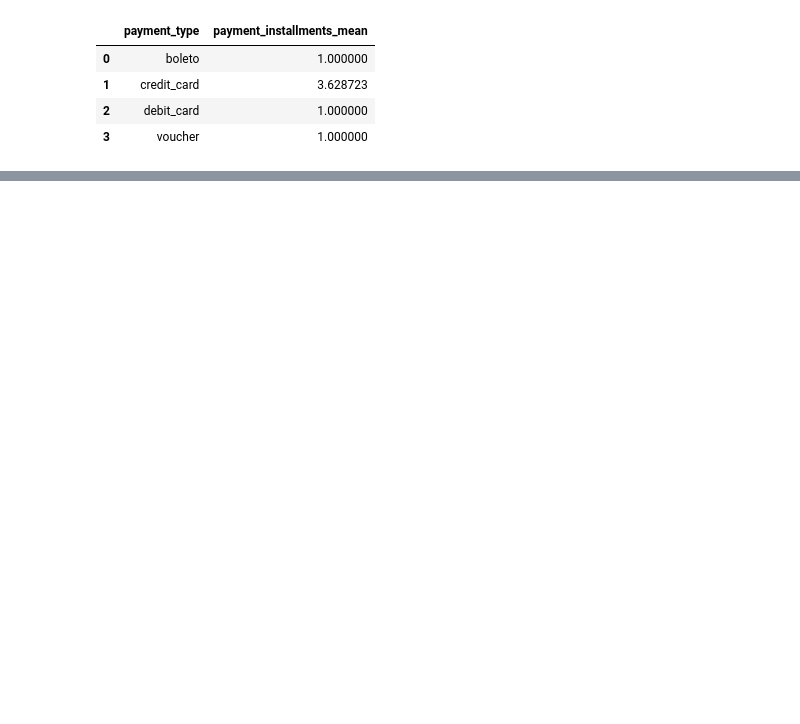
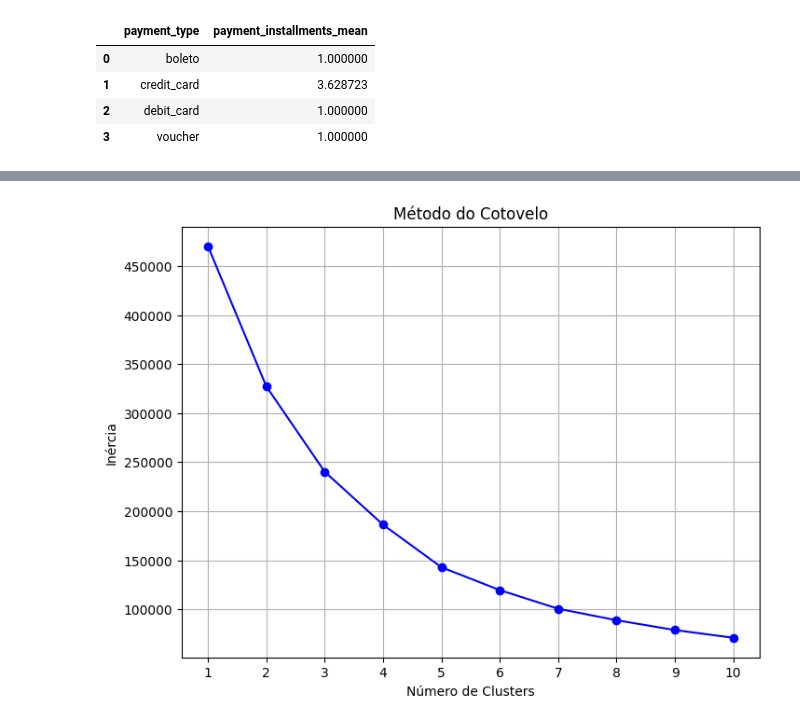
Before and after one commit to jesyavl/ADA5, a Jupyter notebook: ADPR6_PROJETO_ML2.ipynb, the cells around one changed output, grey strips where cells are left out. Cells and saved outputs as stored; diff of their text form; code cells hidden in the pictures; blank space fills up the shorter version.

Commit message:
atualizando o arquivo - tentando implementar modelo.Falta tratar dados nulos

```diff
--- a/ADPR6_PROJETO_ML2.ipynb
+++ b/ADPR6_PROJETO_ML2.ipynb
@@ -621,0 +682,3 @@ df.groupby('payment_type')['payment_installments'].mean().to_frame(name='payment
+# %%
+le = LabelEncoder()
+df['payment_type_encoded'] = le.fit_transform(df['payment_type'])
@@ -621,0 +694,26 @@ df.groupby('payment_type')['payment_installments'].mean().to_frame(name='payment
+# %%
+#X = df.drop(columns=['product_id','order_id','product_category_name','payment_type'])
+X=df[['payment_value','payment_type_encoded','Longitude','payment_type_encoded']]
+# Normalizar os dados
+scaler = StandardScaler()
+X_scaled = scaler.fit_transform(X)
+# %%
+inertia = []
+
+# Calcular a inércia para diferentes valores de k
+for k in range(1, 11):
+    kmeans = KMeans(n_clusters=k, random_state=42)
+    kmeans.fit(X_scaled)
+    inertia.append(kmeans.inertia_)
+
+# Plotar o gráfico do método do cotovelo
+plt.figure(figsize=(8, 6))
+plt.plot(range(1, 11), inertia, marker='o', linestyle='-', color='b')
+plt.xlabel('Número de Clusters')
+plt.ylabel('Inércia')
+plt.title('Método do Cotovelo')
+plt.xticks(range(1, 11))
+plt.grid(True)
+plt.show()
+# %% [output]
+[figure, added]
```
Also changed, not shown: parts of 15 cells of this notebook.
